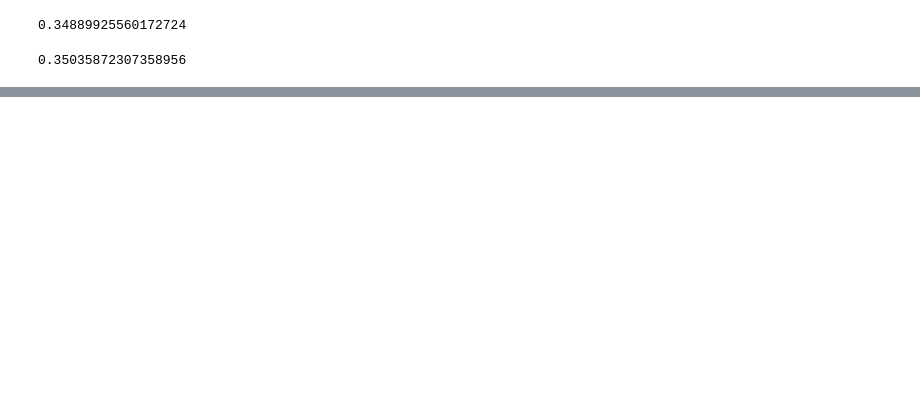
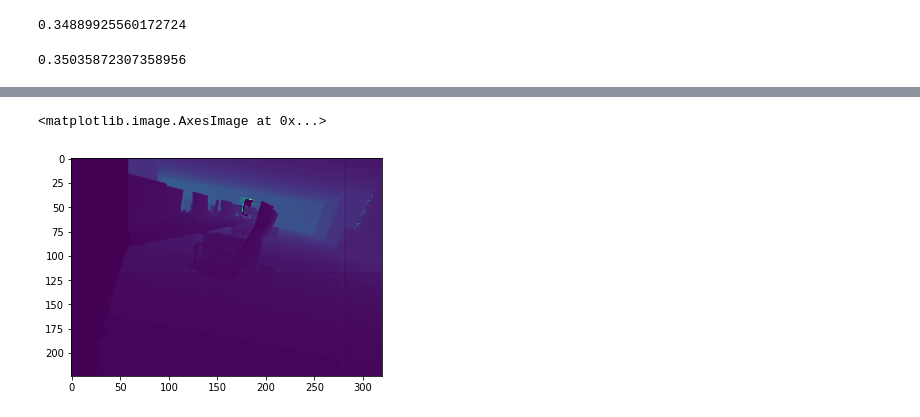
Before and after one commit to h-gokul/differentiable-slic, a Jupyter notebook: depthEstimation.ipynb, the cells around one changed output, grey strips where cells are left out. Saved outputs shown, nothing was run; the diff lists cells and outputs as text; code cells hidden in the pictures; blank space fills up the shorter version.

```diff
--- a/depthEstimation.ipynb
+++ b/depthEstimation.ipynb
@@ -181,0 +252,5 @@ for idx , sample in tqdm(dataloader):
+# %%
+plt.imshow(depthmap)
+# %% [output]
+<matplotlib.image.AxesImage at 0x...>
+[figure, added]
```
Also changed, not shown: parts of 19 cells of this notebook, 9 other files.
